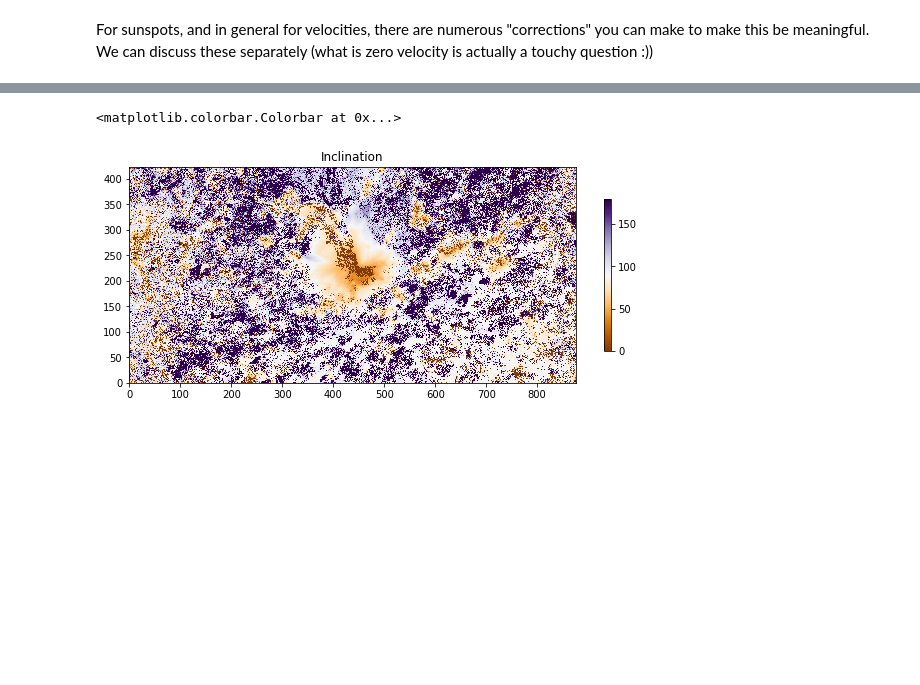
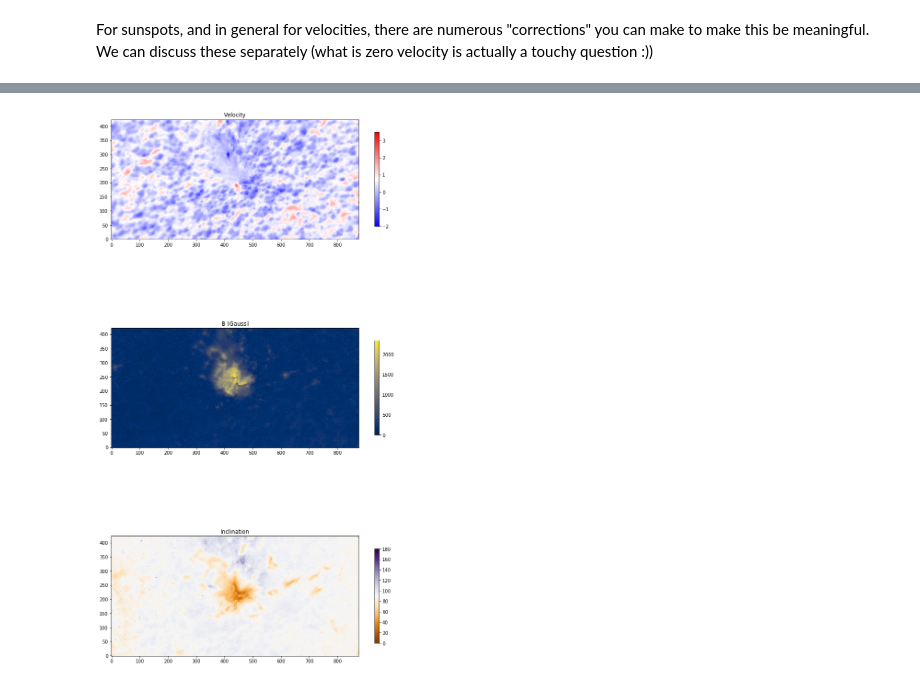
Before and after one commit to ivanzmilic/me_inversion_exercises, a Jupyter notebook: invert_ibis.ipynb, the cells around one changed output, grey strips where cells are left out. Cells and saved outputs as stored; diff of their text form; code cells hidden in the pictures; blank space fills up the shorter version.

```diff
--- a/invert_ibis.ipynb
+++ b/invert_ibis.ipynb
@@ -68,6 +68,8 @@ Now, let's make that noise array, to appropriately weight all the wavelengths:
 # %%
 noise= np.zeros((4,ll.size), dtype='float64')
 noise[:] = 1E-3
+noise[:,-4:] = 1E-2
+noise[0] *= 10.0
 # %%
 %%time
 i = 0
@@ -112 +126,6 @@ For sunspots, and in general for velocities, there are numerous "corrections" yo
+# %%
+for p in range (9):
+    model_out[:,:,p] = gaussian_filter(model_out[:,:,p],5)
+# %%
+model_out, syn, chi2 = me.invert(model_out, to_fit, noise, nRandom=10, nIter=50, chi2_thres=1.0, mu=1.0)
 # %%
@@ -121,9 +139,18 @@ plt.colorbar(shrink=0.4)
 # %%
 # Not the best fits, not the worst, let's see the parameters:
-plt.figure(figsize=[10,7])
+plt.figure(figsize=[10,20])
+plt.subplot(311)
+plt.imshow(model_out[:,:,3].T,origin='lower',cmap='bwr',)
+plt.title("Velocity")
+plt.colorbar(shrink=0.4)
+plt.subplot(312)
+plt.imshow(model_out[:,:,0].T,origin='lower',cmap='cividis')
+plt.title("B [Gauss]")
+plt.colorbar(shrink=0.4)
+plt.subplot(313)
 plt.imshow(model_out[:,:,1].T*180./np.pi,origin='lower',cmap='PuOr')
 plt.title("Inclination")
 plt.colorbar(shrink=0.4)
+plt.tight_layout()
 # %% [output]
-<matplotlib.colorbar.Colorbar at 0x...>
-[figure, old version]
+[figure, new version]
```
Also changed, not shown: parts of 5 cells of this notebook.
